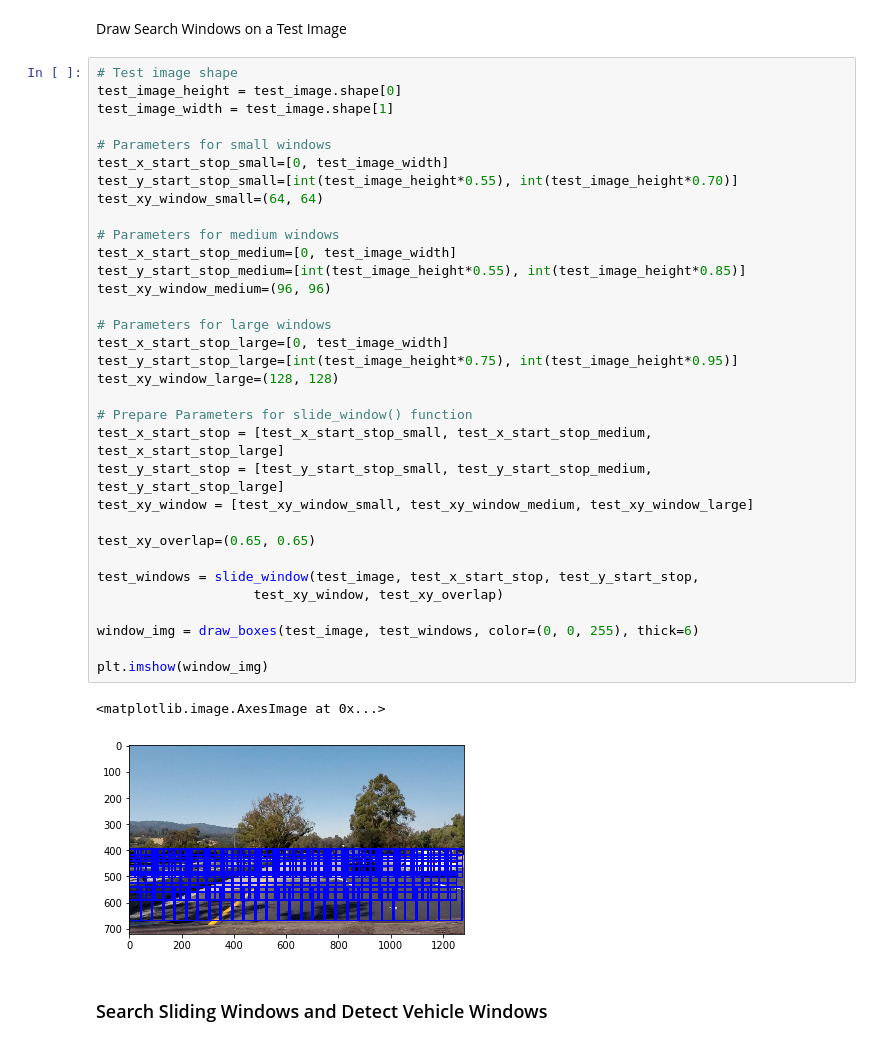
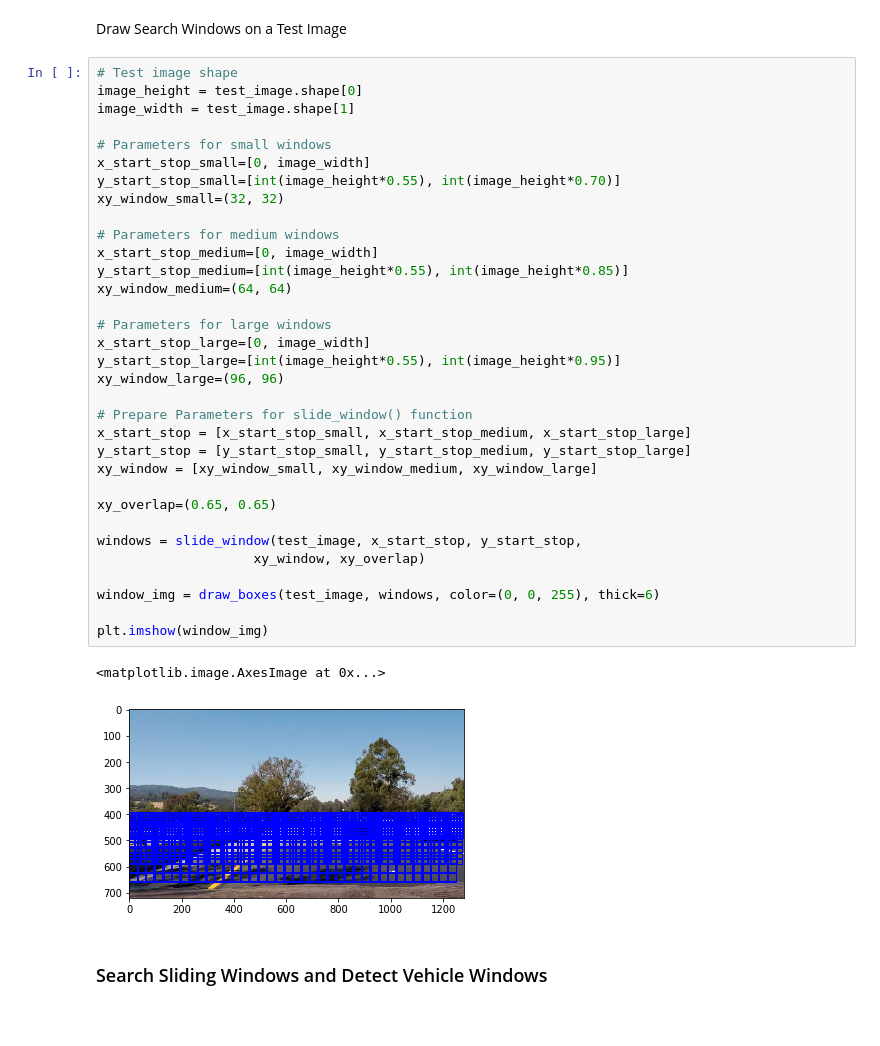
Before and after one commit to vinny-palumbo/AutonomousCars-VehicleDetection, a Jupyter notebook: pipeline.ipynb, the cells around one changed output. Cells and saved outputs as stored; diff of their text form.

```diff
--- a/pipeline.ipynb
+++ b/pipeline.ipynb
@@ -526,40 +523,40 @@ def slide_window(img, x_start_stop, y_start_stop,
 Draw Search Windows on a Test Image
 # %%
 # Test image shape
-test_image_height = test_image.shape[0]
-test_image_width = test_image.shape[1]
+image_height = test_image.shape[0]
+image_width = test_image.shape[1]
 
 # Parameters for small windows
-test_x_start_stop_small=[0, test_image_width]
-test_y_start_stop_small=[int(test_image_height*0.55), int(test_image_height*0.70)]
-test_xy_window_small=(64, 64)
+x_start_stop_small=[0, image_width]
+y_start_stop_small=[int(image_height*0.55), int(image_height*0.70)]
+xy_window_small=(32, 32)
 
 # Parameters for medium windows
-test_x_start_stop_medium=[0, test_image_width]
-test_y_start_stop_medium=[int(test_image_height*0.55), int(test_image_height*0.85)]
-test_xy_window_medium=(96, 96)
+x_start_stop_medium=[0, image_width]
+y_start_stop_medium=[int(image_height*0.55), int(image_height*0.85)]
+xy_window_medium=(64, 64)
 
 # Parameters for large windows
-test_x_start_stop_large=[0, test_image_width]
-test_y_start_stop_large=[int(test_image_height*0.75), int(test_image_height*0.95)]
-test_xy_window_large=(128, 128)
+x_start_stop_large=[0, image_width]
+y_start_stop_large=[int(image_height*0.55), int(image_height*0.95)]
+xy_window_large=(96, 96)
 
 # Prepare Parameters for slide_window() function
-test_x_start_stop = [test_x_start_stop_small, test_x_start_stop_medium, test_x_start_stop_large]
-test_y_start_stop = [test_y_start_stop_small, test_y_start_stop_medium, test_y_start_stop_large]
-test_xy_window = [test_xy_window_small, test_xy_window_medium, test_xy_window_large]
+x_start_stop = [x_start_stop_small, x_start_stop_medium, x_start_stop_large]
+y_start_stop = [y_start_stop_small, y_start_stop_medium, y_start_stop_large]
+xy_window = [xy_window_small, xy_window_medium, xy_window_large]
 
-test_xy_overlap=(0.65, 0.65)
+xy_overlap=(0.65, 0.65)
 
-test_windows = slide_window(test_image, test_x_start_stop, test_y_start_stop,
-                    test_xy_window, test_xy_overlap)
+windows = slide_window(test_image, x_start_stop, y_start_stop,
+                    xy_window, xy_overlap)
 
-window_img = draw_boxes(test_image, test_windows, color=(0, 0, 255), thick=6)
+window_img = draw_boxes(test_image, windows, color=(0, 0, 255), thick=6)
 
 plt.imshow(window_img)
 # %% [output]
 <matplotlib.image.AxesImage at 0x...>
-[figure, old version]
+[figure, new version]
 # %% [markdown]
 ### Search Sliding Windows and Detect Vehicle Windows
 # %%
```
Also changed, not shown: parts of 17 cells of this notebook.
